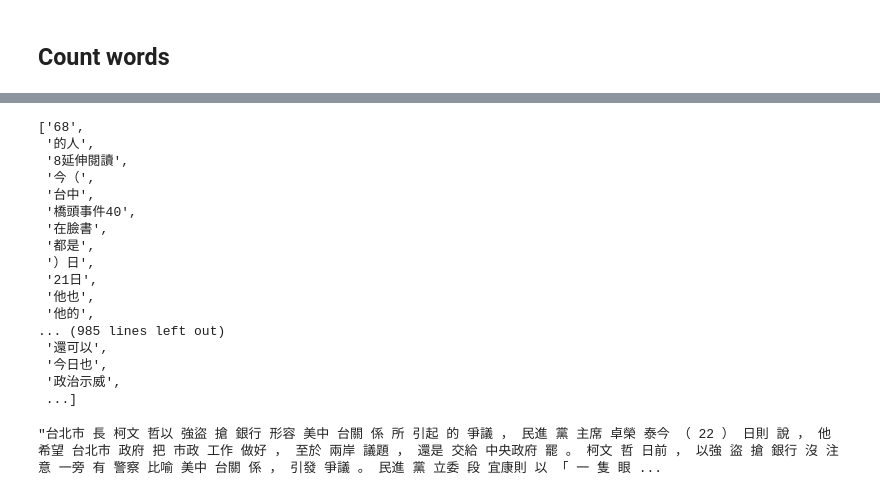
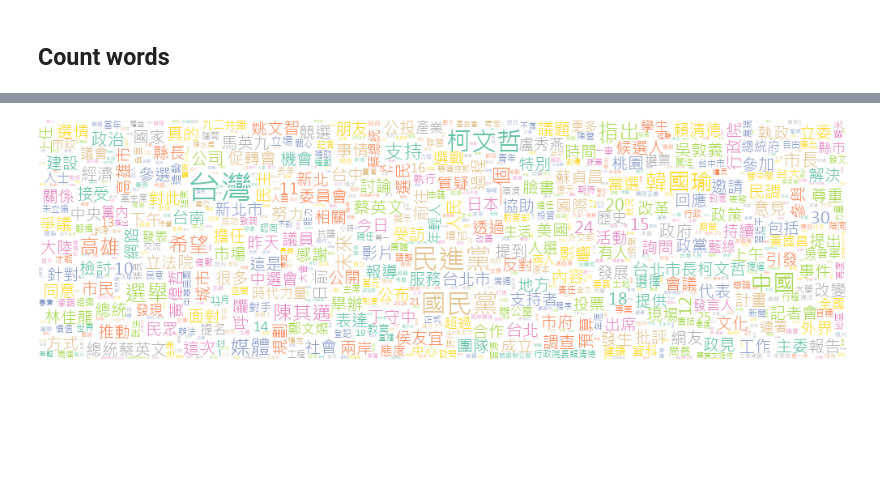
Before and after one commit to MiccWan/political-news-analysis, a Jupyter notebook: CM_test.ipynb, the cells around one changed output, grey strips where cells are left out. Drawn from its saved outputs; the diff is of its cells as text; code cells hidden in the pictures; blank space fills up the shorter version.

Commit message:
add wordcloud; stopwords/userdict

```diff
--- a/CM_test.ipynb
+++ b/CM_test.ipynb
@@ -28,10 +43,15 @@ def remove_punctuation(content_string, user_pc=False):
         content_string = content_string.replace(p, " ")
     return(content_string)
 
+def remove_stopwords_from_dict(word_dict, stopwords):
+    for w in stopwords:
+        word_dict.pop(w, word_dict)
+    return word_dict
+
 def lcut_to_dict(lcut):
     word_dict = dict(Counter(lcut))
-    word_dict.pop(' ')
-    return(word_dict)
+#     word_dict.pop(' ')
+    return(remove_stopwords_from_dict(word_dict, stopwords))
 
 def sort_dict_by_values(d):
     return(sorted(d.items(), key=lambda x: x[1], reverse=True))
@@ -62,0 +70,14 @@ stopwords
+# %%
+coshow_dict = {}
+cat_content = ' '.join(contents[:100])
+clean_content = remove_punctuation(cat_content)
+cut_content = jieba.lcut(clean_content)
+cut_content = list(filter(lambda x: x!=' ', cut_content))
+for i in range(len(cut_content)-1):
+    wcw = cut_content[i] + cut_content[i+1]
+    try:
+        coshow_dict[wcw] = coshow_dict[wcw] + 1
+    except:
+        coshow_dict[wcw] = 1
+
+sdbv = sort_dict_by_values(coshow_dict)
@@ -88,0 +92,10 @@ sort_dict_by_values(lcut_to_dict(t))
+# %%
+def get_cutted_dict(list_of_news):
+    cat = ' '.join(list_of_news)
+    cat = remove_punctuation(cat)
+    cutted = jieba.lcut(cat)
+    return lcut_to_dict(cutted)
+
+def first_n_words(cutted_dict, n, word_len=2, to=1000):
+    sdbv = sort_dict_by_values(cutted_dict)
+    return list(filter(lambda x: len(x[0])>=word_len and len(x[0])<=to, sdbv))[:n]
@@ -109,40 +173,7 @@ def coshow_to_json(coshow_dict):
-# %%
-coshow_dict = {}
-cat_content = ' '.join(contents[:100])
-clean_content = remove_punctuation(cat_content)
-cut_content = jieba.lcut(clean_content)
-cut_content = list(filter(lambda x: x!=' ', cut_content))
-for i in range(len(cut_content)-1):
-    wcw = cut_content[i] + cut_content[i+1]
-    try:
-        coshow_dict[wcw] = coshow_dict[wcw] + 1
-    except:
-        coshow_dict[wcw] = 1
-
-
-sorted_cd = sort_dict_by_values(coshow_dict)
-coshow_json = coshow_to_json(sorted_cd)
-# %% [output]
-['68',
- '的人',
- '8延伸閱讀',
- '今（',
- '台中',
- '橋頭事件40',
- '在臉書',
- '都是',
- '）日',
- '21日',
- '他也',
- '他的',
-... (985 lines left out)
- '還可以',
- '今日也',
- '政治示威',
- ...]
-# %%
-corpus = [' '.join(jieba.lcut(x)) for x in contents]
-all_content = ' '.join(corpus)
-all_content
-# %% [output]
-"台北市 長 柯文 哲以 強盜 搶 銀行 形容 美中 台關 係 所 引起 的 爭議 ， 民進 黨 主席 卓榮 泰今 （ 22 ） 日則 說 ， 他 希望 台北市 政府 把 市政 工作 做好 ， 至於 兩岸 議題 ， 還是 交給 中央政府 罷 。 柯文 哲 日前 ， 以強 盜 搶 銀行 沒 注意 一旁 有 警察 比喻 美中 台關 係 ， 引發 爭議 。 民進 黨 立委 段 宜康則 以 「 一 隻 眼 ...
+# %%
+cutted_dict = get_cutted_dict(contents)
+high_freq_pair = first_n_words(cutted_dict, 10000)
+
+wc.generate_from_frequencies({word: freq for (word, freq) in high_freq_pair}).to_image()
+# %% [output]
+[figure, added]
```
Also changed, not shown: parts of 33 cells of this notebook, 12 other files.
